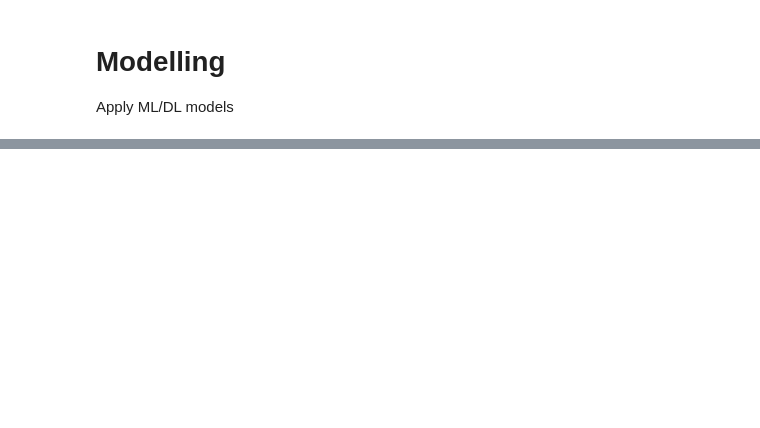
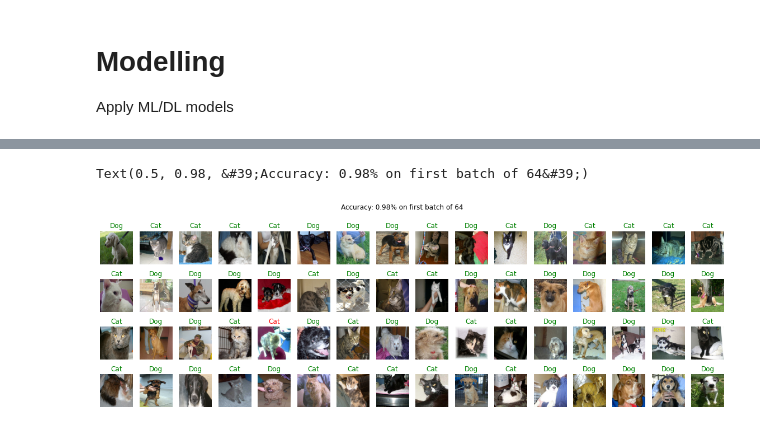
Before and after one commit to metalglove/Fontys-ADS, a Jupyter notebook: Assignments/CNN/CNN assignment.ipynb, the cells around one changed output, grey strips where cells are left out. Cells and saved outputs as stored; diff of their text form; code cells hidden in the pictures; blank space fills up the shorter version.

```diff
--- a/Assignments/CNN/CNN assignment.ipynb
+++ b/Assignments/CNN/CNN assignment.ipynb
@@ -258,0 +321,2 @@ ValueError: could not broadcast input array from shape (64,256,256,3) into shape
+# %%
+model = SuperCatDogClassifierV2(img_height, img_width, img_channels, classes, training=True, gpu_initialized=True)
@@ -258,0 +355,13 @@ ValueError: could not broadcast input array from shape (64,256,256,3) into shape
+# %%
+# fit the model using the training data
+results2 = model.fit(
+  training=dataset.train_ds,
+  callbacks=callbacks,
+  epochs=epochs,
+  validation=dataset.val_ds,
+  validation_steps=dataset.val_size,
+  steps_per_epoch=dataset.train_size)
+
+# save the weights of the model
+weights_path = os.path.join(project_path, f'models\{model.name}_trained_model_weights')
+model.save_weights(weights_path)
@@ -258,0 +386,11 @@ ValueError: could not broadcast input array from shape (64,256,256,3) into shape
+# %%
+# re initialize the model.
+model.training = False
+model.compile(optimizer=Adam(lr = 1e-4), loss='binary_crossentropy', metrics=['accuracy'], show_summary=False)
+model.load_weights(weights_path)
+
+print('\n# Evaluate on test data')
+result = model.evaluate(dataset.actual_test_ds)
+print('test loss, test acc:', result)
+res = dict(zip(model.get_metric_names(), result))
+print(res)
@@ -258,0 +409,19 @@ ValueError: could not broadcast input array from shape (64,256,256,3) into shape
+# %%
+predictions = [round(yhat[0]) for yhat in y_pred]
+test_accuracy = sum(predictions == label_batch.numpy()) / len(predictions)
+fig = plt.figure(figsize=(20, 6))
+for i in range(batch_size):
+  ax = plt.subplot(4, 16, i + 1)
+  plt.imshow(image_batch[i])
+  label = label_batch[i]
+  pred = predictions[i]
+  color = 'r'
+  if label == pred:
+    color = 'g'
+  fontdict = { 'color': color }
+  plt.title(class_names[label], fontdict = fontdict)
+  plt.axis("off")
+fig.suptitle(f'Accuracy: {test_accuracy:.2f}% on first batch of {batch_size}')
+# %% [output]
+Text(0.5, 0.98, &#39;Accuracy: 0.98% on first batch of 64&#39;)
+[figure, added]
```
Also changed, not shown: parts of 22 cells of this notebook.
